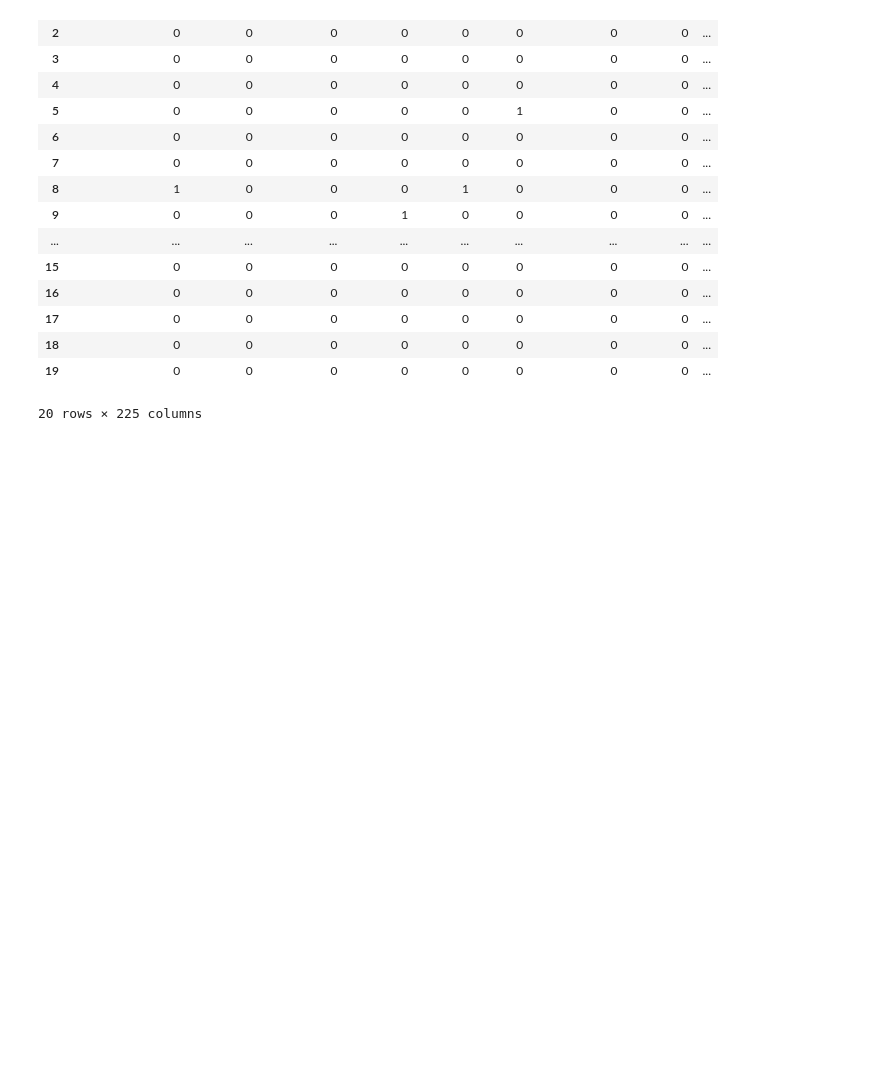
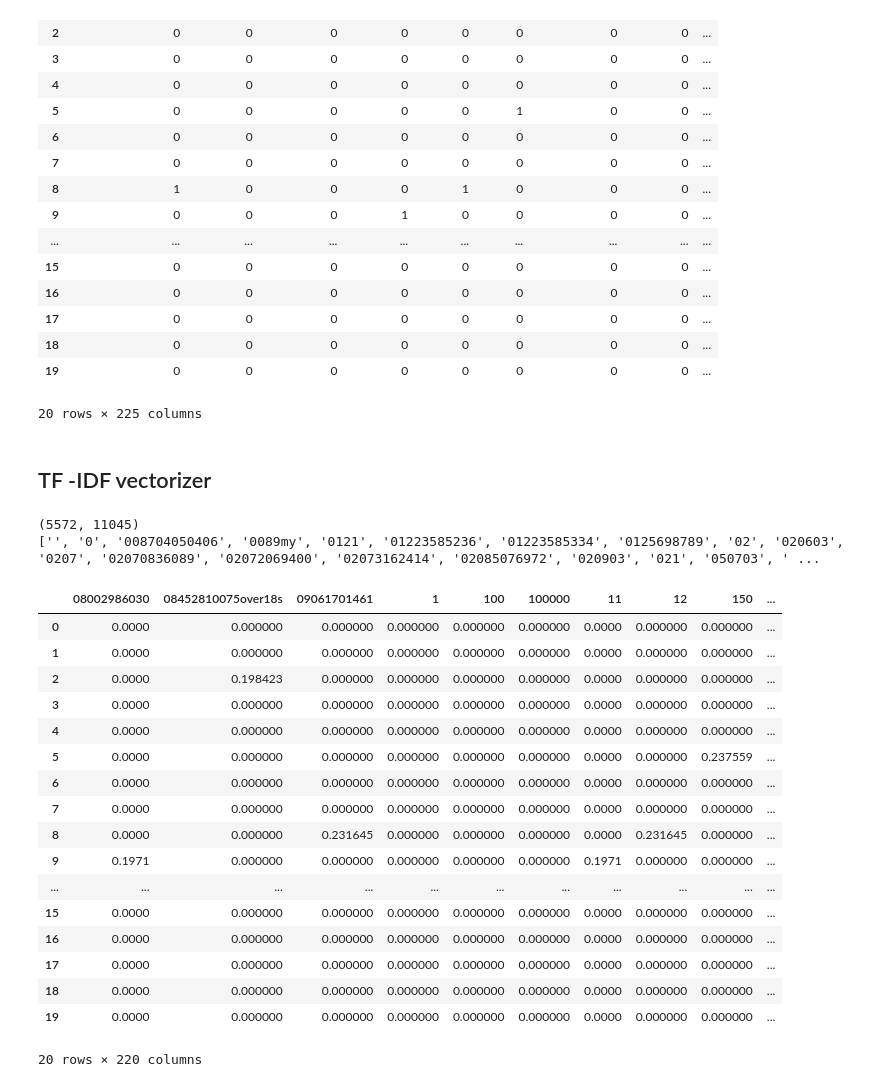
Before and after one commit to hrushikute/DataAnalytics, a Jupyter notebook: nltk_exploration.ipynb, the cells around one changed output. Drawn from its saved outputs; the diff is of its cells as text; code cells hidden in the pictures; blank space fills up the shorter version.

```diff
--- a/nltk_exploration.ipynb
+++ b/nltk_exploration.ipynb
@@ -458,3 +458,52 @@ df_x_count_sample
 | 18 | 0 | 0 | 0 | 0 | 0 | 0 | 0 | 0 | ... |
 | 19 | 0 | 0 | 0 | 0 | 0 | 0 | 0 | 0 | ... |
 20 rows × 225 columns
+# %% [markdown]
+## TF -IDF vectorizer
+# %%
+from sklearn.feature_extraction.text import TfidfVectorizer
+
+
+# Have to change the preprocessing function to have the data in terms of words.
+def pre_process_data_tfidf(text_data):
+  no_punct = "".join([char for char in text_data if char not in string.punctuation])
+  tokenzie_text = re.split('\W+', no_punct)
+  # Note change is made in below line to retain the sentence.
+  stop_words_n_lemma = [wn.lemmatize(word) for word in tokenzie_text if word not in stop_words]
+  return stop_words_n_lemma
+# %%
+tf_idf_vec = TfidfVectorizer(analyzer = pre_process_data_tfidf )
+
+x_count=tf_idf_vec.fit_transform(df['message'])
+
+print(x_count.shape)
+print(tf_idf_vec.get_feature_names())
+
+data_sample = df[:20]
+data_sample.count
+
+x_count_sample = tf_idf_vec.fit_transform(data_sample['clean_sentence'])
+df_x_count_sample = pd.DataFrame(x_count_sample.toarray())
+df_x_count_sample.columns = tf_idf_vec.get_feature_names()
+df_x_count_sample
+# %% [output]
+(5572, 11045)
+['', '0', '008704050406', '0089my', '0121', '01223585236', '01223585334', '0125698789', '02', '020603', '0207', '02070836089', '02072069400', '02073162414', '02085076972', '020903', '021', '050703', ' ...
+|  | 08002986030 | 08452810075over18s | 09061701461 | 1 | 100 | 100000 | 11 | 12 | 150 | ... |
+| 0 | 0.0000 | 0.000000 | 0.000000 | 0.000000 | 0.000000 | 0.000000 | 0.0000 | 0.000000 | 0.000000 | ... |
+| 1 | 0.0000 | 0.000000 | 0.000000 | 0.000000 | 0.000000 | 0.000000 | 0.0000 | 0.000000 | 0.000000 | ... |
+| 2 | 0.0000 | 0.198423 | 0.000000 | 0.000000 | 0.000000 | 0.000000 | 0.0000 | 0.000000 | 0.000000 | ... |
+| 3 | 0.0000 | 0.000000 | 0.000000 | 0.000000 | 0.000000 | 0.000000 | 0.0000 | 0.000000 | 0.000000 | ... |
+| 4 | 0.0000 | 0.000000 | 0.000000 | 0.000000 | 0.000000 | 0.000000 | 0.0000 | 0.000000 | 0.000000 | ... |
+| 5 | 0.0000 | 0.000000 | 0.000000 | 0.000000 | 0.000000 | 0.000000 | 0.0000 | 0.000000 | 0.237559 | ... |
+| 6 | 0.0000 | 0.000000 | 0.000000 | 0.000000 | 0.000000 | 0.000000 | 0.0000 | 0.000000 | 0.000000 | ... |
+| 7 | 0.0000 | 0.000000 | 0.000000 | 0.000000 | 0.000000 | 0.000000 | 0.0000 | 0.000000 | 0.000000 | ... |
+| 8 | 0.0000 | 0.000000 | 0.231645 | 0.000000 | 0.000000 | 0.000000 | 0.0000 | 0.231645 | 0.000000 | ... |
+| 9 | 0.1971 | 0.000000 | 0.000000 | 0.000000 | 0.000000 | 0.000000 | 0.1971 | 0.000000 | 0.000000 | ... |
+| ... | ... | ... | ... | ... | ... | ... | ... | ... | ... | ... |
+| 15 | 0.0000 | 0.000000 | 0.000000 | 0.000000 | 0.000000 | 0.000000 | 0.0000 | 0.000000 | 0.000000 | ... |
+| 16 | 0.0000 | 0.000000 | 0.000000 | 0.000000 | 0.000000 | 0.000000 | 0.0000 | 0.000000 | 0.000000 | ... |
+| 17 | 0.0000 | 0.000000 | 0.000000 | 0.000000 | 0.000000 | 0.000000 | 0.0000 | 0.000000 | 0.000000 | ... |
+| 18 | 0.0000 | 0.000000 | 0.000000 | 0.000000 | 0.000000 | 0.000000 | 0.0000 | 0.000000 | 0.000000 | ... |
+| 19 | 0.0000 | 0.000000 | 0.000000 | 0.000000 | 0.000000 | 0.000000 | 0.0000 | 0.000000 | 0.000000 | ... |
+20 rows × 220 columns
```
Also changed, not shown: parts of 10 cells of this notebook.
